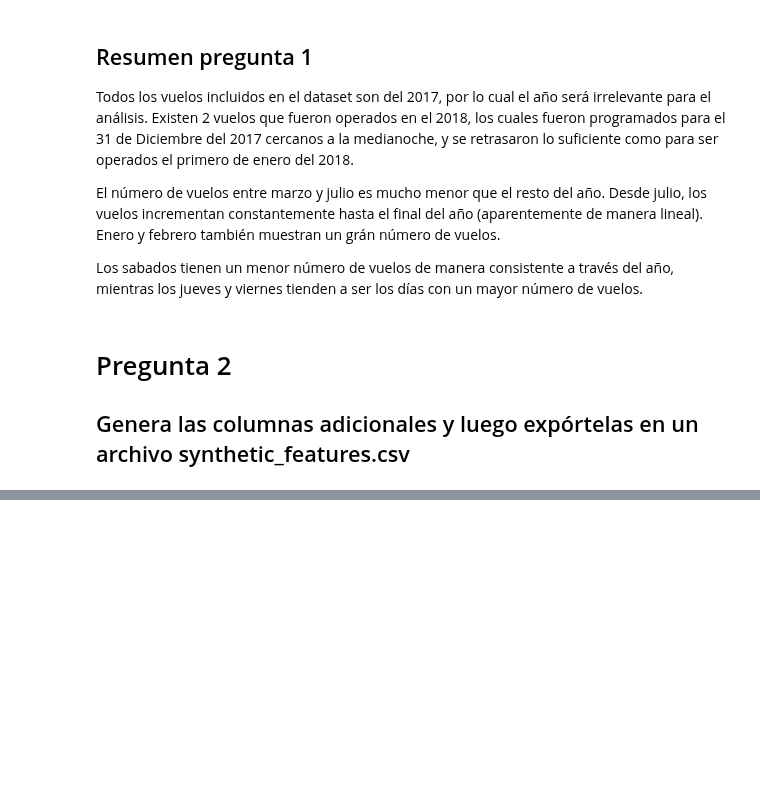
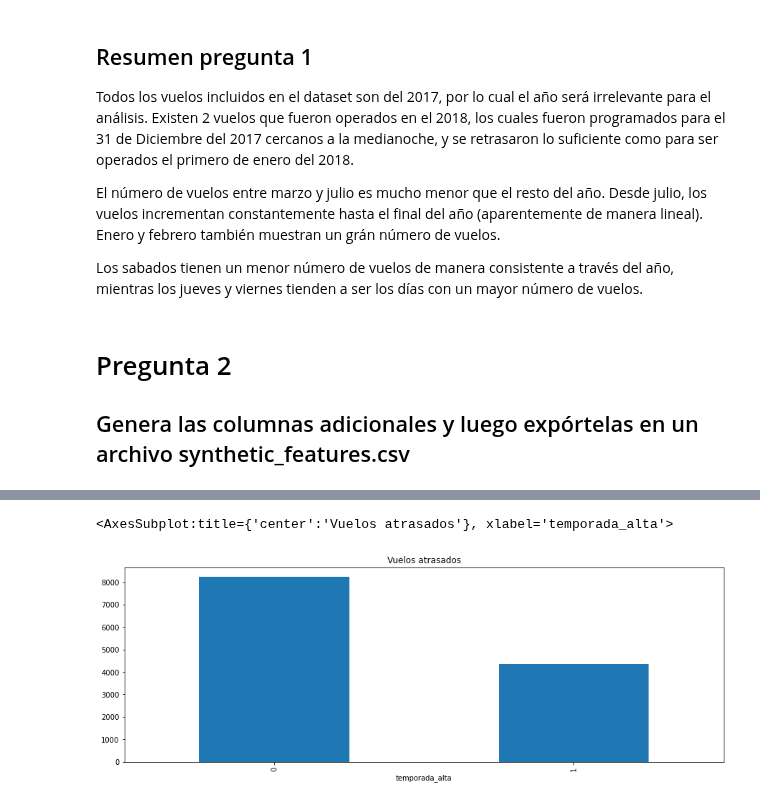
Before and after one commit to AndresFrancoG/desafioDSLatam, a Jupyter notebook: solution.ipynb, the cells around one changed output, grey strips where cells are left out. Saved outputs shown, nothing was run; the diff lists cells and outputs as text; code cells hidden in the pictures; blank space fills up the shorter version.

```diff
--- a/solution.ipynb
+++ b/solution.ipynb
@@ -265,0 +298,16 @@ Se observa que Julio y Diciembre tienen las mayores tasas de retraso, mientras m
+# %%
+#Tasa de atraso por temporada
+
+#Cuenta los vuelos atrasados y los vuelos a tiempo, agrupados por temporada
+temporadaAtrasado = latamDFatrasado.groupby(['temporada_alta']).count().unstack(fill_value=0)['Fecha-I']
+temporadaAtiempo = latamDFatiempo.groupby(['temporada_alta']).count().unstack(fill_value=0)['Fecha-I']
+
+#Calcula la tasa de atraso por temporada y las organiza de manera descendiente
+temporada_tasa_atraso = temporadaAtrasado/(temporadaAtrasado + temporadaAtiempo)
+temporada_tasa_atraso = temporada_tasa_atraso.sort_values(ascending=False)
+# %%
+#Grafica los resultados
+temporadaAtrasado.plot.bar(figsize=(15,5), title = 'Vuelos atrasados')
+# %% [output]
+<AxesSubplot:title={'center':'Vuelos atrasados'}, xlabel='temporada_alta'>
+[figure, added]
```
Also changed, not shown: parts of 57 cells of this notebook.
